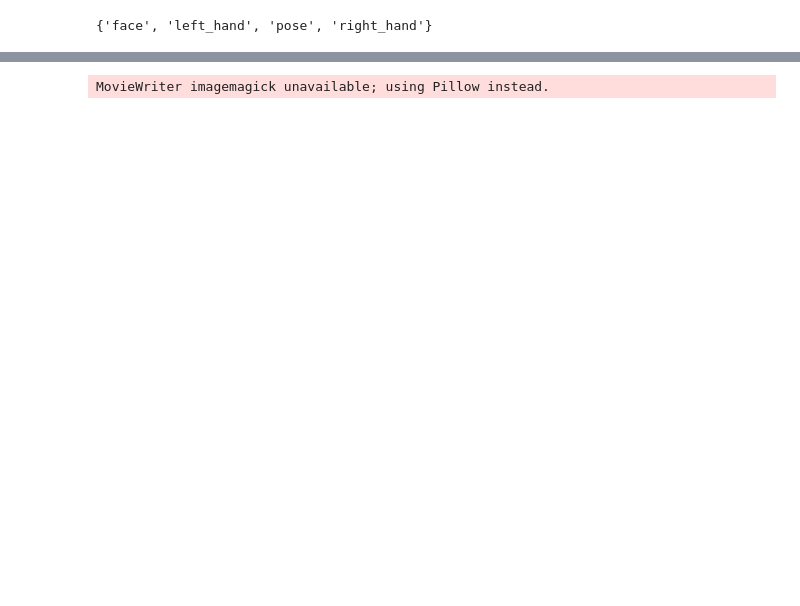
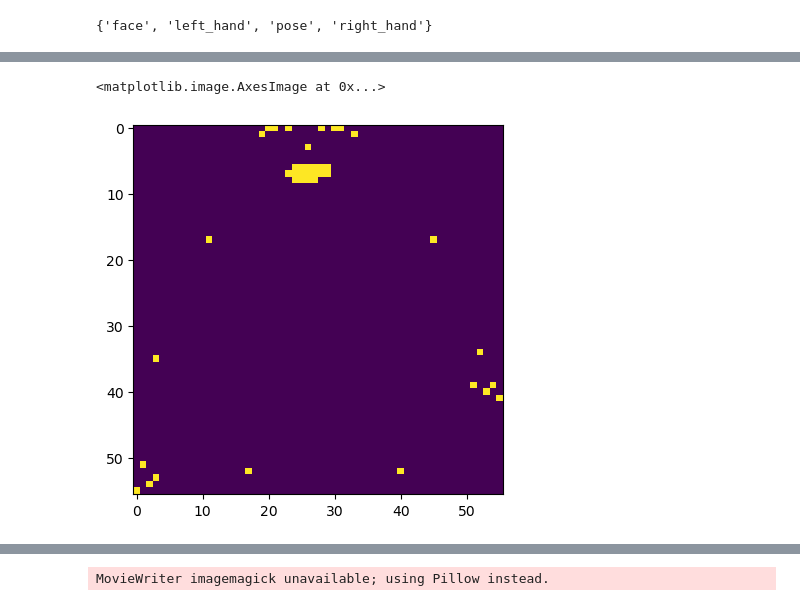
Before and after one commit to ayulockin/kaggle-asl, a Jupyter notebook: notebooks/14_Pose2Headmap.ipynb, the cells around one changed output, grey strips where cells are left out. Saved outputs shown, nothing was run; the diff lists cells and outputs as text; code cells hidden in the pictures; blank space fills up the shorter version.

```diff
--- a/notebooks/14_Pose2Headmap.ipynb
+++ b/notebooks/14_Pose2Headmap.ipynb
@@ -108,0 +143,8 @@ f0_lh = f_0.loc[f_0.type == "left_hand"][["x", "y", "z"]].values
+# %%
+num_frame = int(len(landmark_df)/NUM_JOINTS)
+num_c = 107
+img_h = 64
+img_w = 64
+
+ret = np.zeros([num_frame, num_c, img_h, img_w], dtype=np.float32) # T x V x H x W (or T x K x H x W to match paper)
+arr = ret[0]
@@ -109,3 +300,30 @@ f0_lh = f_0.loc[f_0.type == "left_hand"][["x", "y", "z"]].values
+# %%
+def vis_heatmaps(heatmaps, channel=-1, ratio=8):
+    # if channel is -1, draw all keypoints / limbs on the same map
+    import matplotlib.cm as cm
+    heatmaps = [x.transpose(1, 2, 0) for x in heatmaps]
+    h, w, _ = heatmaps[0].shape
+    newh, neww = int(h * ratio), int(w * ratio)
+
+    if channel == -1:
+        heatmaps = [np.max(x, axis=-1) for x in heatmaps]
+    cmap = cm.viridis
+    heatmaps = [(cmap(x)[..., :3] * 255).astype(np.uint8) for x in heatmaps]
+    heatmaps = [cv2.resize(x, (neww, newh)) for x in heatmaps]
+    return heatmaps
+# %%
+import cv2
+
+keypoint_humans = []
+
+for arr in ret:
+    keypoint_mapvis = vis_heatmaps(np.expand_dims(arr, axis=0), ratio=1)
+    keypoint_humans.append(keypoint_mapvis[0])
+# %%
+plt.imshow(keypoint_humans[3])
+# %% [output]
+<matplotlib.image.AxesImage at 0x...>
+[figure, added]
 # %%
 def points_to_gaussian_heatmap(centers, height, width, scale):
     gaussians = []
```
Also changed, not shown: parts of 28 cells of this notebook, 4 other files.
